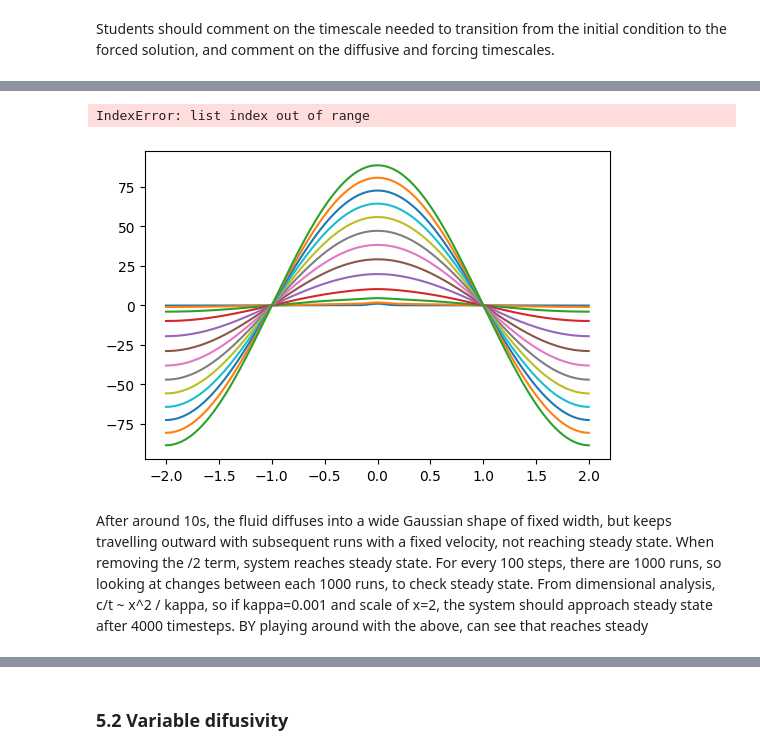
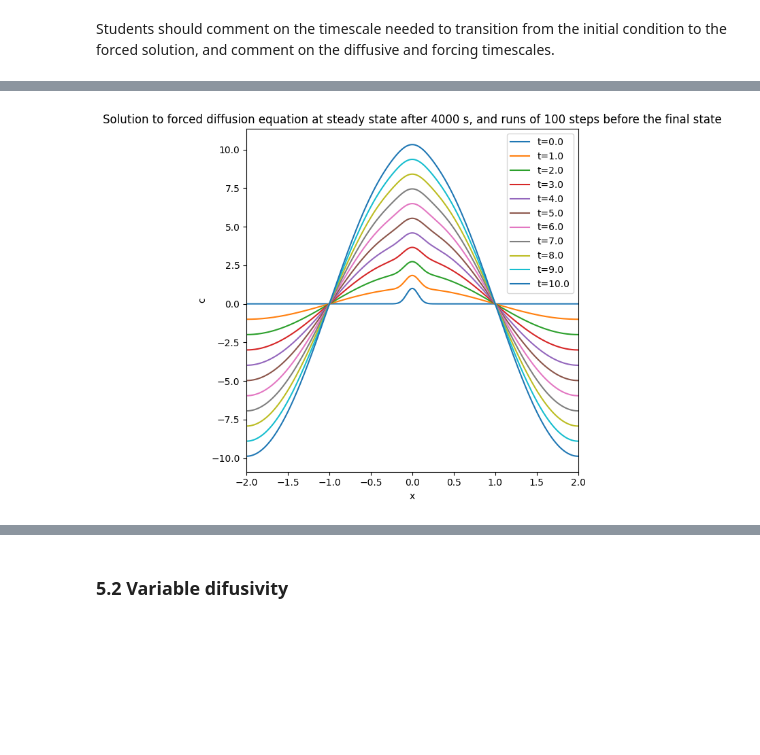
Before and after one commit to PolinaSevastyanova1/QCES, a Jupyter notebook: Project1_dedalus.ipynb, the cells around one changed output, grey strips where cells are left out. Saved outputs shown, nothing was run; the diff lists cells and outputs as text; code cells hidden in the pictures; blank space fills up the shorter version.

```diff
--- a/Project1_dedalus.ipynb
+++ b/Project1_dedalus.ipynb
@@ -400,10 +416,10 @@ problem.add_equation("dt(c) - kappa * dx(dx(c)) = f_x"); # Write out the equatio
 timestepper = dedalus.CNAB1
 solver = problem.build_solver(timestepper)
 
-solver.stop_sim_time = 100 # Stop at 10 simulation time units
+solver.stop_sim_time = 4000 # Stop at 10 simulation time units
 
 # Main loop
-timestep = 0.1
+timestep = 1
 c.change_scales(1)
 c_save = [np.copy(c['g'])]; t_save = [solver.sim_time]; # Save the initial condition and the initial time
 while solver.proceed:
@@ -413,14 +429,4 @@ while solver.proceed:
     c.change_scales(1)
     c_save.append(np.copy(c['g']))
     t_save.append(solver.sim_time)
-
-# Plot
-plt.figure(figsize=(6, 4))
-plt.pcolormesh(x.ravel(), np.array(t_save), np.array(c_save), cmap='RdBu_r', shading='gouraud', rasterized=True)#, clim=(-1, 1))
-plt.xlim(x_start, x_end)
-plt.ylim(0, solver.stop_sim_time)
-plt.xlabel('x')
-plt.ylabel('t')
-plt.title('Forced diffusion equation')
-plt.tight_layout()
 # %% [output]
@@ -436,20 +446,14 @@ INFO:solvers:Simulation stop time reached.
 # %%
-#Plot final run
-plt.figure(figsize=(6, 4))
-for i in np.array([1,10,40,100,200,300,400,500,600,700,800,900,1000,1100,1200,1300]):
+#Plotting first 10 seconds
+plt.figure(figsize=(6, 6))
+for i in np.array([0,1,2,3,4,5,6,7,8,9,10]):
   plt.plot(x, c_save[i], label = 't='+str(t_save[i]))
 plt.xlim(x_start, x_end)
 #plt.ylim()
 plt.xlabel('x')
 plt.ylabel('c')
 plt.legend()
-plt.title('Solution to forced diffusion equation at steady state after '+ str(solver.stop_sim_time) +' steps, and runs of 100 steps before the final state')
+plt.title('Solution to forced diffusion equation at steady state after '+ str(solver.stop_sim_time) +' s, and runs of 100 steps before the final state')
 plt.tight_layout()
 # %% [output]
-IndexError: list index out of range
-[figure, old version]
+[figure, new version]
-# %% [markdown]
-After around 10s, the fluid diffuses into a wide Gaussian shape of fixed width, but keeps travelling outward with subsequent runs with a fixed velocity, not reaching steady state. When removing the /2 term, system reaches steady state.
-For every 100 steps, there are 1000 runs, so looking at changes between each 1000 runs, to check steady state.
-From dimensional analysis, c/t ~ x^2 / kappa, so if kappa=0.001 and scale of x=2, the system should approach steady state after 4000 timesteps.
-BY playing around with the above, can see that reaches steady
```
Also changed, not shown: parts of 17 cells of this notebook.
